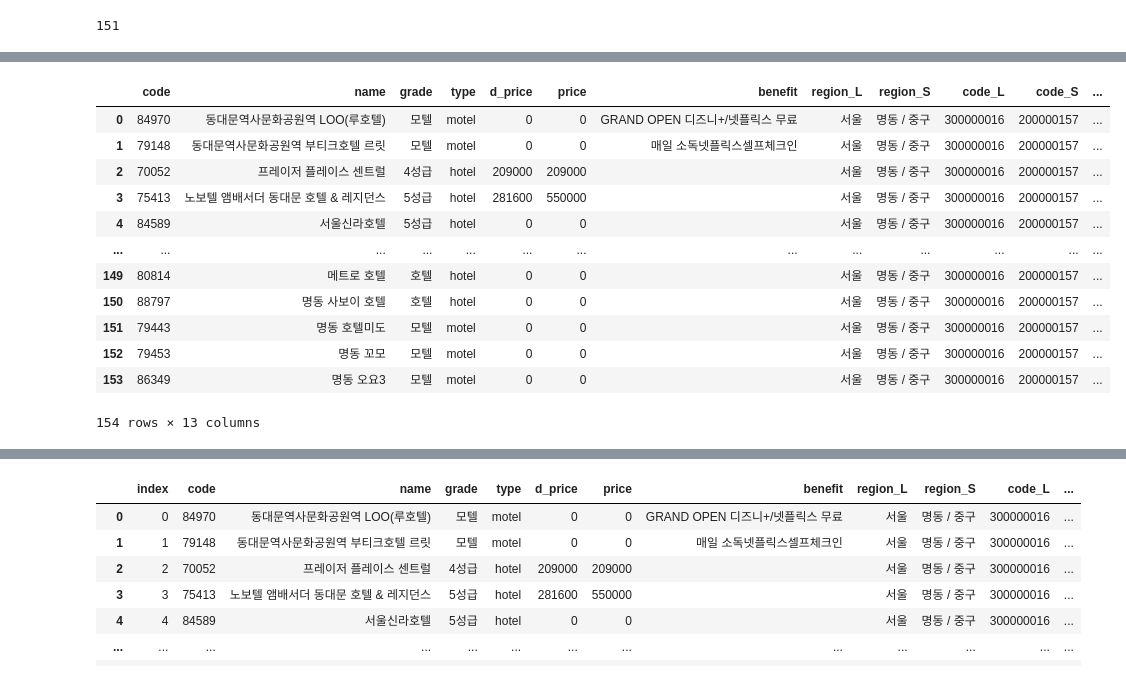
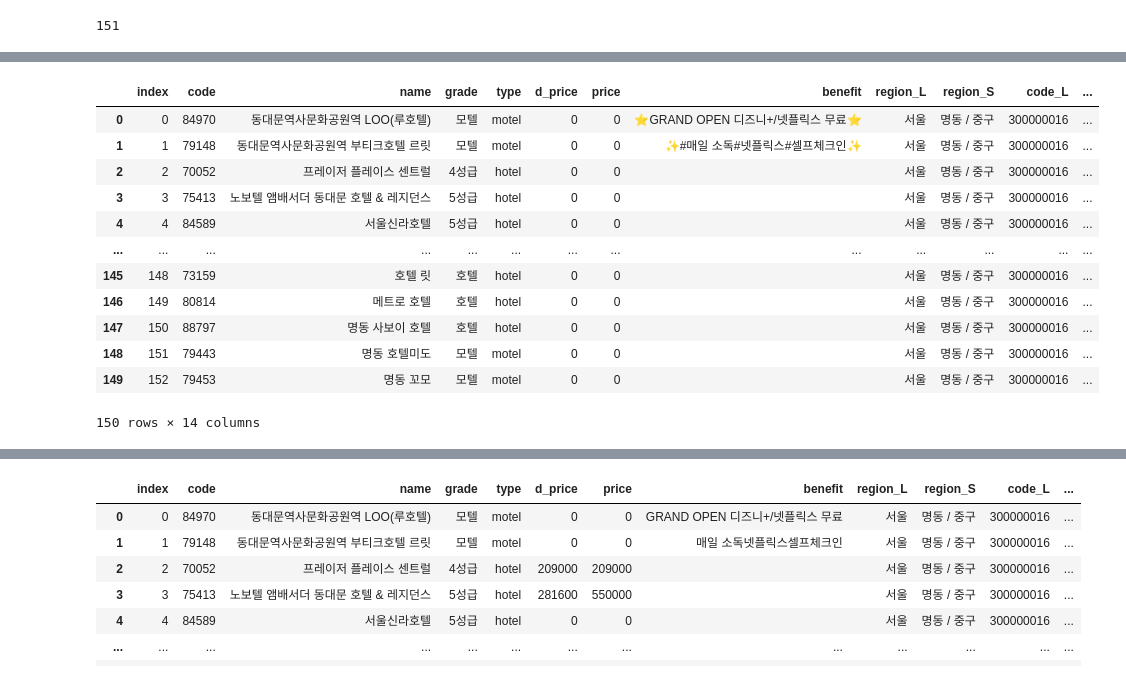
Before and after one commit to doxgxxn/final_crawl, a Jupyter notebook: all_hotels.ipynb, the cells around one changed output, grey strips where cells are left out. Cells and saved outputs as stored; diff of their text form; code cells hidden in the pictures.

Commit message:
hotels

```diff
--- a/all_hotels.ipynb
+++ b/all_hotels.ipynb
@@ -267,7 +165,7 @@ for i in range(1,5):
                 'lon': hotel['longitude']
                 })
 
-b = pd.DataFrame(r_hotels)
-b
+a = pd.DataFrame(r_hotels)
+a
 # %% [output]
 |  | code | name | grade | type | d_price | price | benefit | region_L | region_S | code_L | code_S | ... |
@@ -334,19 +220,19 @@ print(comparison[comparison == False])
 
 [154 rows x 13 columns]
 # %%
-a
+a.drop_duplicates().reset_index()
 # %% [output]
-|  | code | name | grade | type | d_price | price | benefit | region_L | region_S | code_L | code_S | ... |
-| 0 | 84970 | 동대문역사문화공원역 LOO(루호텔) | 모텔 | motel | 0 | 0 | GRAND OPEN 디즈니+/넷플릭스 무료 | 서울 | 명동 / 중구 | 300000016 | 200000157 | ... |
-| 1 | 79148 | 동대문역사문화공원역 부티크호텔 르릿 | 모텔 | motel | 0 | 0 | 매일 소독넷플릭스셀프체크인 | 서울 | 명동 / 중구 | 300000016 | 200000157 | ... |
-| 2 | 70052 | 프레이저 플레이스 센트럴 | 4성급 | hotel | 209000 | 209000 |  | 서울 | 명동 / 중구 | 300000016 | 200000157 | ... |
-| 3 | 75413 | 노보텔 앰배서더 동대문 호텔 & 레지던스 | 5성급 | hotel | 281600 | 550000 |  | 서울 | 명동 / 중구 | 300000016 | 200000157 | ... |
-| 4 | 84589 | 서울신라호텔 | 5성급 | hotel | 0 | 0 |  | 서울 | 명동 / 중구 | 300000016 | 200000157 | ... |
+|  | index | code | name | grade | type | d_price | price | benefit | region_L | region_S | code_L | ... |
+| 0 | 0 | 84970 | 동대문역사문화공원역 LOO(루호텔) | 모텔 | motel | 0 | 0 | ⭐GRAND OPEN 디즈니+/넷플릭스 무료⭐ | 서울 | 명동 / 중구 | 300000016 | ... |
+| 1 | 1 | 79148 | 동대문역사문화공원역 부티크호텔 르릿 | 모텔 | motel | 0 | 0 | ✨#매일 소독#넷플릭스#셀프체크인✨ | 서울 | 명동 / 중구 | 300000016 | ... |
+| 2 | 2 | 70052 | 프레이저 플레이스 센트럴 | 4성급 | hotel | 0 | 0 |  | 서울 | 명동 / 중구 | 300000016 | ... |
+| 3 | 3 | 75413 | 노보텔 앰배서더 동대문 호텔 & 레지던스 | 5성급 | hotel | 0 | 0 |  | 서울 | 명동 / 중구 | 300000016 | ... |
+| 4 | 4 | 84589 | 서울신라호텔 | 5성급 | hotel | 0 | 0 |  | 서울 | 명동 / 중구 | 300000016 | ... |
 | ... | ... | ... | ... | ... | ... | ... | ... | ... | ... | ... | ... | ... |
-| 149 | 80814 | 메트로 호텔 | 호텔 | hotel | 0 | 0 |  | 서울 | 명동 / 중구 | 300000016 | 200000157 | ... |
-| 150 | 88797 | 명동 사보이 호텔 | 호텔 | hotel | 0 | 0 |  | 서울 | 명동 / 중구 | 300000016 | 200000157 | ... |
-| 151 | 79443 | 명동 호텔미도 | 모텔 | motel | 0 | 0 |  | 서울 | 명동 / 중구 | 300000016 | 200000157 | ... |
-| 152 | 79453 | 명동 꼬모 | 모텔 | motel | 0 | 0 |  | 서울 | 명동 / 중구 | 300000016 | 200000157 | ... |
-| 153 | 86349 | 명동 오요3 | 모텔 | motel | 0 | 0 |  | 서울 | 명동 / 중구 | 300000016 | 200000157 | ... |
+| 145 | 148 | 73159 | 호텔 릿 | 호텔 | hotel | 0 | 0 |  | 서울 | 명동 / 중구 | 300000016 | ... |
+| 146 | 149 | 80814 | 메트로 호텔 | 호텔 | hotel | 0 | 0 |  | 서울 | 명동 / 중구 | 300000016 | ... |
+| 147 | 150 | 88797 | 명동 사보이 호텔 | 호텔 | hotel | 0 | 0 |  | 서울 | 명동 / 중구 | 300000016 | ... |
+| 148 | 151 | 79443 | 명동 호텔미도 | 모텔 | motel | 0 | 0 |  | 서울 | 명동 / 중구 | 300000016 | ... |
+| 149 | 152 | 79453 | 명동 꼬모 | 모텔 | motel | 0 | 0 |  | 서울 | 명동 / 중구 | 300000016 | ... |
-154 rows × 13 columns
+150 rows × 14 columns
 # %%
```
Also changed, not shown: parts of 10 cells of this notebook, 19 other files.
